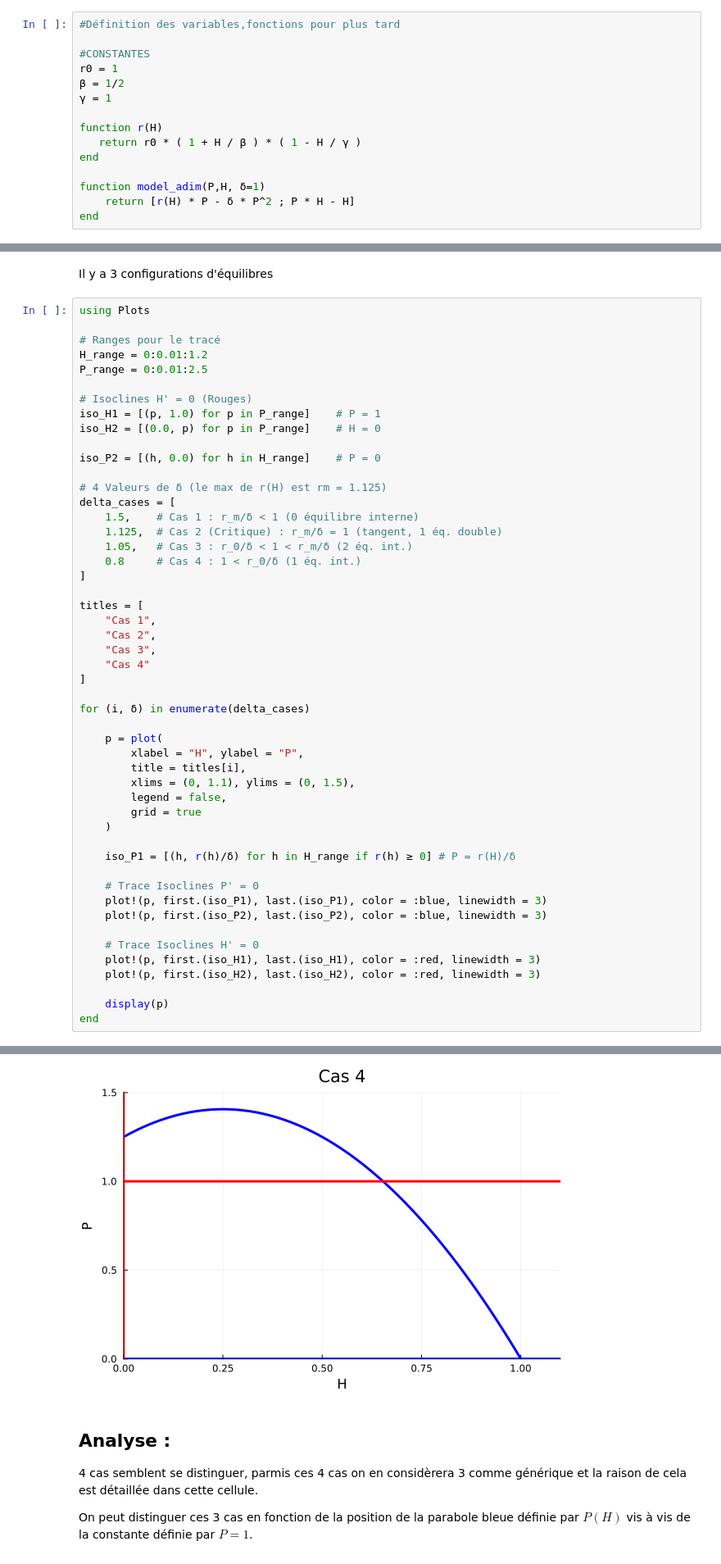
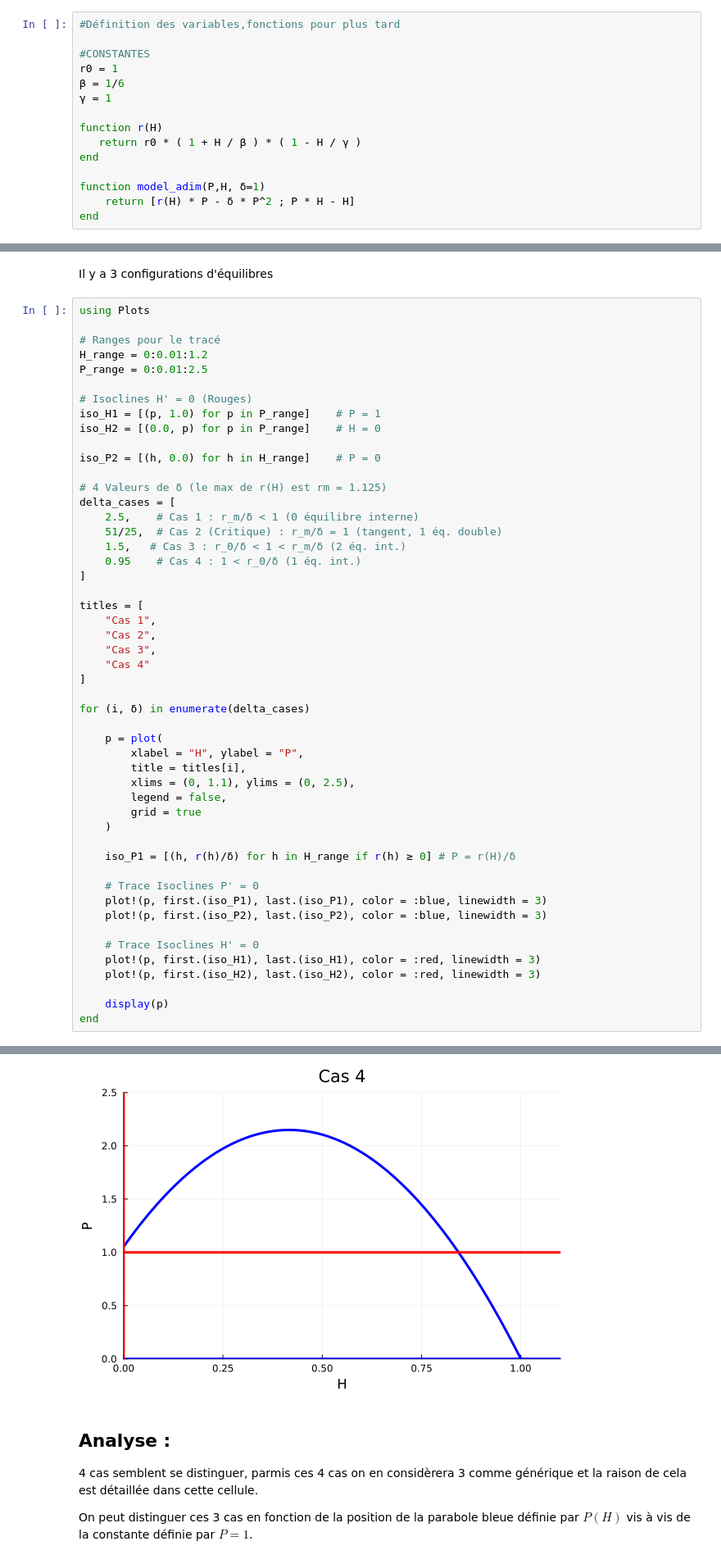
Before and after one commit to theocimino/BIO_PROJET, a Jupyter notebook: code/projet.ipynb, the cells around one changed output, grey strips where cells are left out. Shown at 82% size. Drawn from its saved outputs; the diff is of its cells as text.

```diff
--- a/code/projet.ipynb
+++ b/code/projet.ipynb
@@ -164,7 +164,7 @@ avec $r_1(H) = \frac{1}{m}r(H)$.
 
 #CONSTANTES
 r0 = 1
-β = 1/2
+β = 1/6
 γ = 1
 
 function r(H)
@@ -280,10 +280,10 @@ iso_P2 = [(h, 0.0) for h in H_range]    # P = 0
 
 # 4 Valeurs de δ (le max de r(H) est rm = 1.125)
 delta_cases = [
-    1.5,    # Cas 1 : r_m/δ < 1 (0 équilibre interne)
-    1.125,  # Cas 2 (Critique) : r_m/δ = 1 (tangent, 1 éq. double)
-    1.05,   # Cas 3 : r_0/δ < 1 < r_m/δ (2 éq. int.)
-    0.8     # Cas 4 : 1 < r_0/δ (1 éq. int.)
+    2.5,    # Cas 1 : r_m/δ < 1 (0 équilibre interne)
+    51/25,  # Cas 2 (Critique) : r_m/δ = 1 (tangent, 1 éq. double)
+    1.5,   # Cas 3 : r_0/δ < 1 < r_m/δ (2 éq. int.)
+    0.95    # Cas 4 : 1 < r_0/δ (1 éq. int.)
 ]
 
 titles = [
@@ -298,7 +298,7 @@ for (i, δ) in enumerate(delta_cases)
     p = plot(
         xlabel = "H", ylabel = "P",
         title = titles[i],
-        xlims = (0, 1.1), ylims = (0, 1.5),
+        xlims = (0, 1.1), ylims = (0, 2.5),
         legend = false,
         grid = true
     )
@@ -322,4 +322,4 @@ end
-[figure, old version]
+[figure, new version]
 # %% [markdown]
 ## Analyse :
 4 cas semblent se distinguer, parmis ces 4 cas on en considèrera 3 comme générique et la raison de cela est détaillée dans cette cellule.
```
Also changed, not shown: parts of 2 cells of this notebook.
